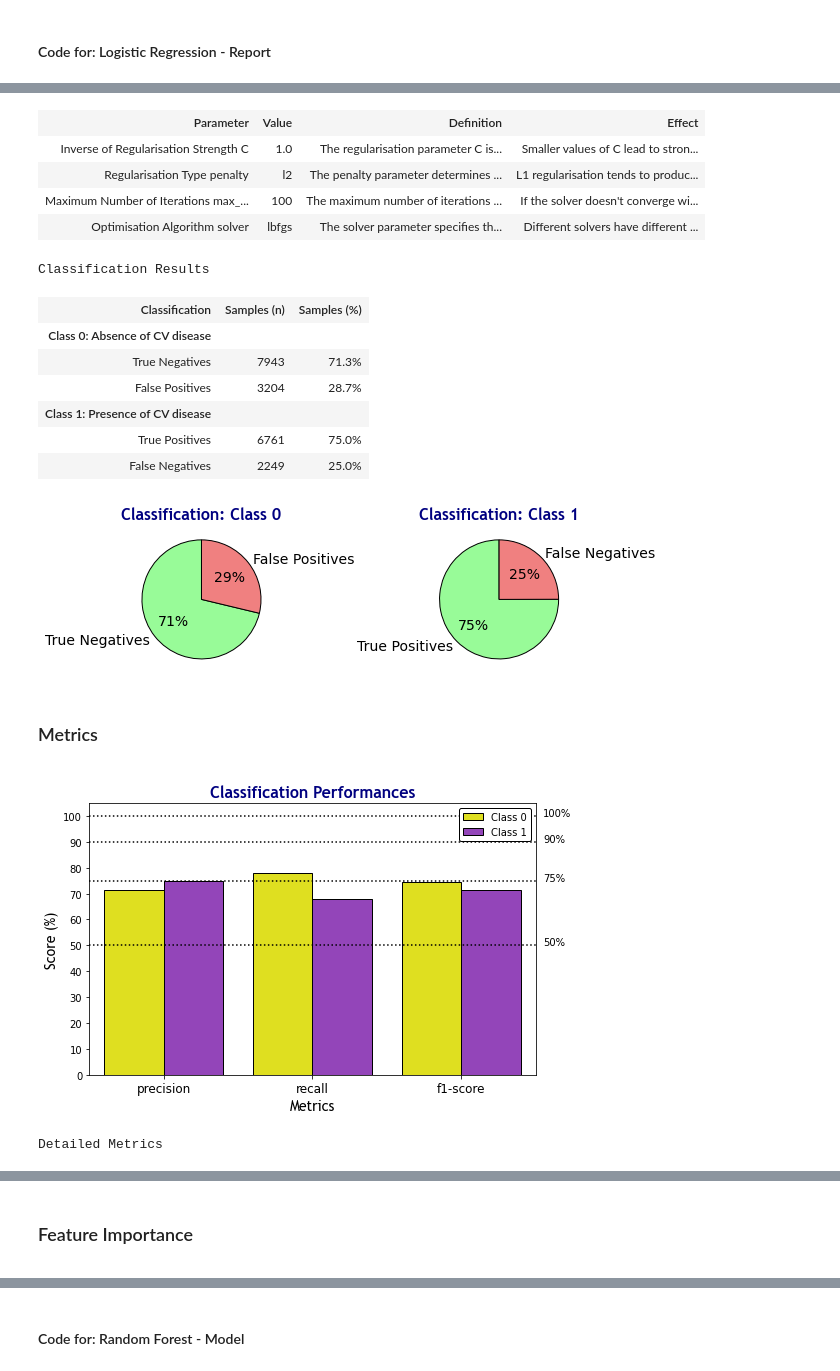
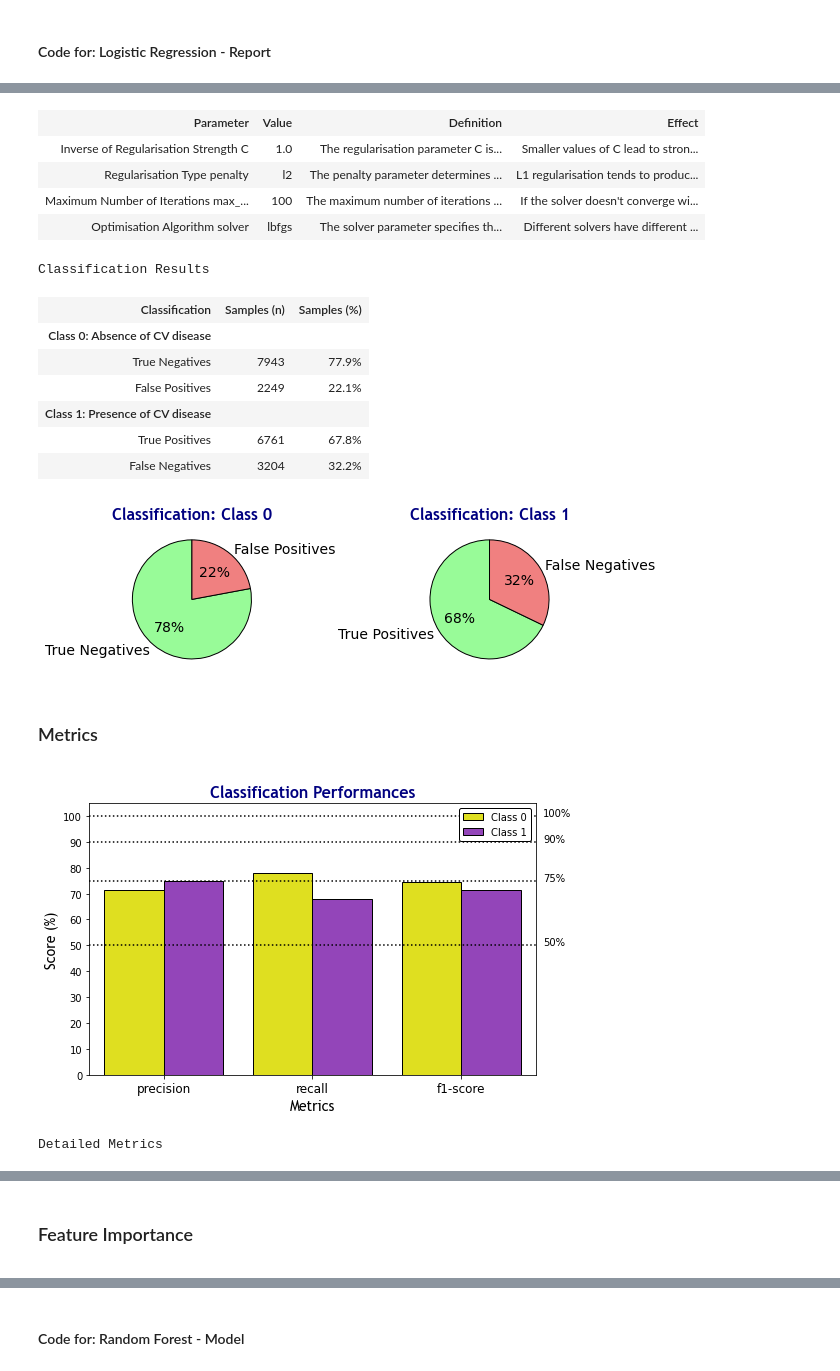
Before and after one commit to lucas-lfp/heart-shaped-box__Machine-Learning-SVM-classifier, a Jupyter notebook: CVD_p2.ipynb, the cells around one changed output, grey strips where cells are left out. Saved outputs shown, nothing was run; the diff lists cells and outputs as text; code cells hidden in the pictures.

```diff
--- a/CVD_p2.ipynb
+++ b/CVD_p2.ipynb
@@ -856,10 +883,10 @@ display(HTML(f"""
         </tr>
     </table>
     <h3>Classification Results</h3>
-    {matrix_display(pd.crosstab(y_test, lr_pred))}
+    {matrix_display(y_test, lr_pred)}
 </div>
 """))
-classification_plot(pd.crosstab(y_test, lr_pred))
+classification_plot(y_test, lr_pred)
 display(HTML(f"""
 <div class = 'all'>
     <h3>Metrics</h3>
@@ -895,38 +922,38 @@ ax.axvline(x = 9, linestyle = 'dotted', color = 'black')
 ax.set_ylabel('Features', fontdict = fontdict_labels)
 
 ax.set_xlim(-1,10)
 ax.set_xticks(ticks = range(-1,11,1), labels = range(-1,11,1))
 ax.set_xlabel('Feature Coefficient', fontdict = fontdict_labels)
 
 ax.set_title(None)
 
 plt.show()
 # %% [output]
 Logistic Regression
 Logistic Regression is a widely used machine learning model for binary classification tasks. It models the probability that a given input data point belongs to a particular class (in the present case, ...
 Key Points
 Linear Decision Boundary: Logistic Regression creates a linear decision boundary to separate the two classes. This decision boundary is a hyperplane in the feature space.
 Probability Output: Instead of direct class prediction, Logistic Regression outputs probabilities. These probabilities represent the likelihood of the input belonging to the positive class.
 Log-Odds Transformation: Logistic Regression uses the log-odds (logit) transformation to model the relationship between the input features and the log-odds of the event occurring.
 Sigmoid Activation: The logistic function (sigmoid) is applied to the linear combination of input features. This function maps any real-valued number to the range [0, 1].
 Maximum Likelihood Estimation: Logistic Regression estimates parameters using maximum likelihood, aiming to maximize the likelihood of the observed class labels given the input features.
 Regularization: To prevent overfitting, regularization terms like L1 or L2 regularization can be added to the logistic regression cost function.
 Default Model
 Parameters
 | Parameter | Value | Definition | Effect |
 | Inverse of Regularisation Strength C | 1.0 | The regularisation parameter C is... | Smaller values of C lead to stron... |
 | Regularisation Type penalty | l2 | The penalty parameter determines ... | L1 regularisation tends to produc... |
 | Maximum Number of Iterations max_... | 100 | The maximum number of iterations ... | If the solver doesn't converge wi... |
 | Optimisation Algorithm solver | lbfgs | The solver parameter specifies th... | Different solvers have different ... |
 Classification Results
 | Classification | Samples (n) | Samples (%) |
 | Class 0: Absence of CV disease |  |  |
-| True Negatives | 7943 | 71.3% |
-| False Positives | 3204 | 28.7% |
+| True Negatives | 7943 | 77.9% |
+| False Positives | 2249 | 22.1% |
 | Class 1: Presence of CV disease |  |  |
-| True Positives | 6761 | 75.0% |
-| False Negatives | 2249 | 25.0% |
+| True Positives | 6761 | 67.8% |
+| False Negatives | 3204 | 32.2% |
-[figure, old version]
+[figure, new version]
 Metrics
 [figure]
 Detailed Metrics
```
Also changed, not shown: parts of 6 cells of this notebook, 1 other file.
